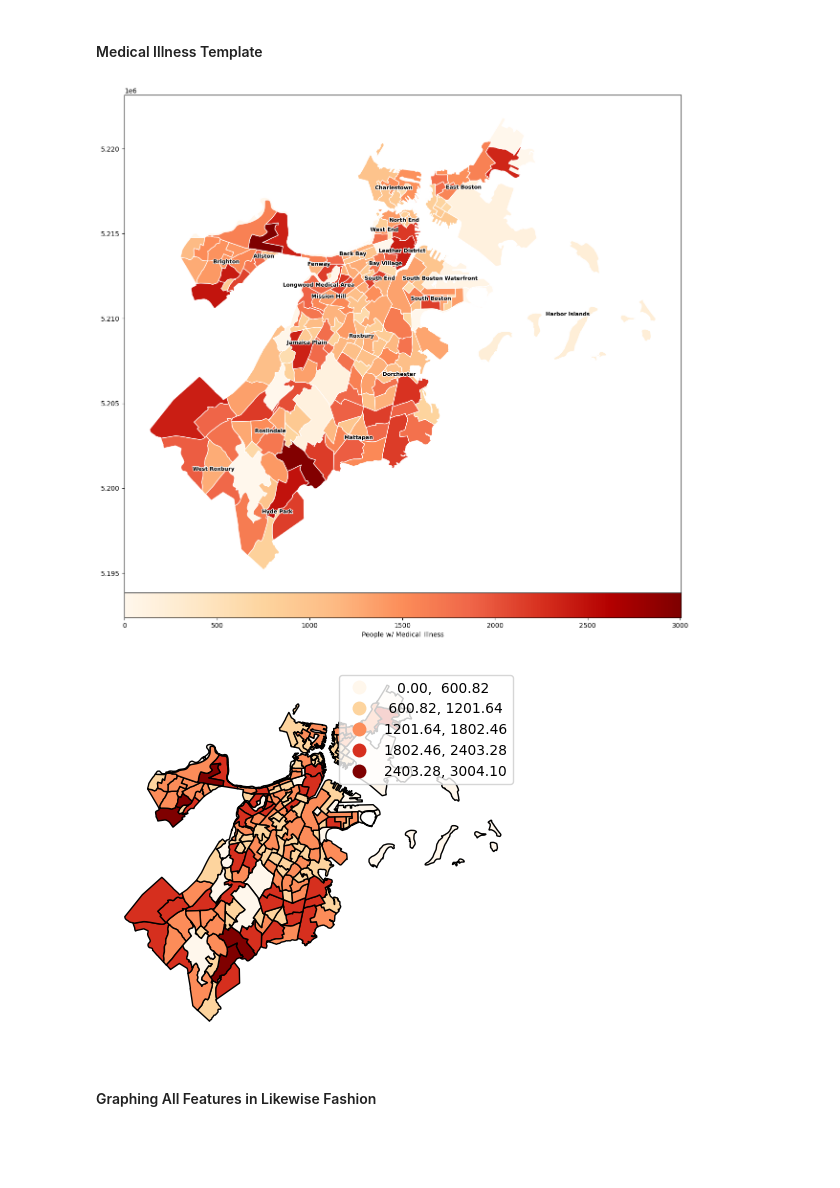
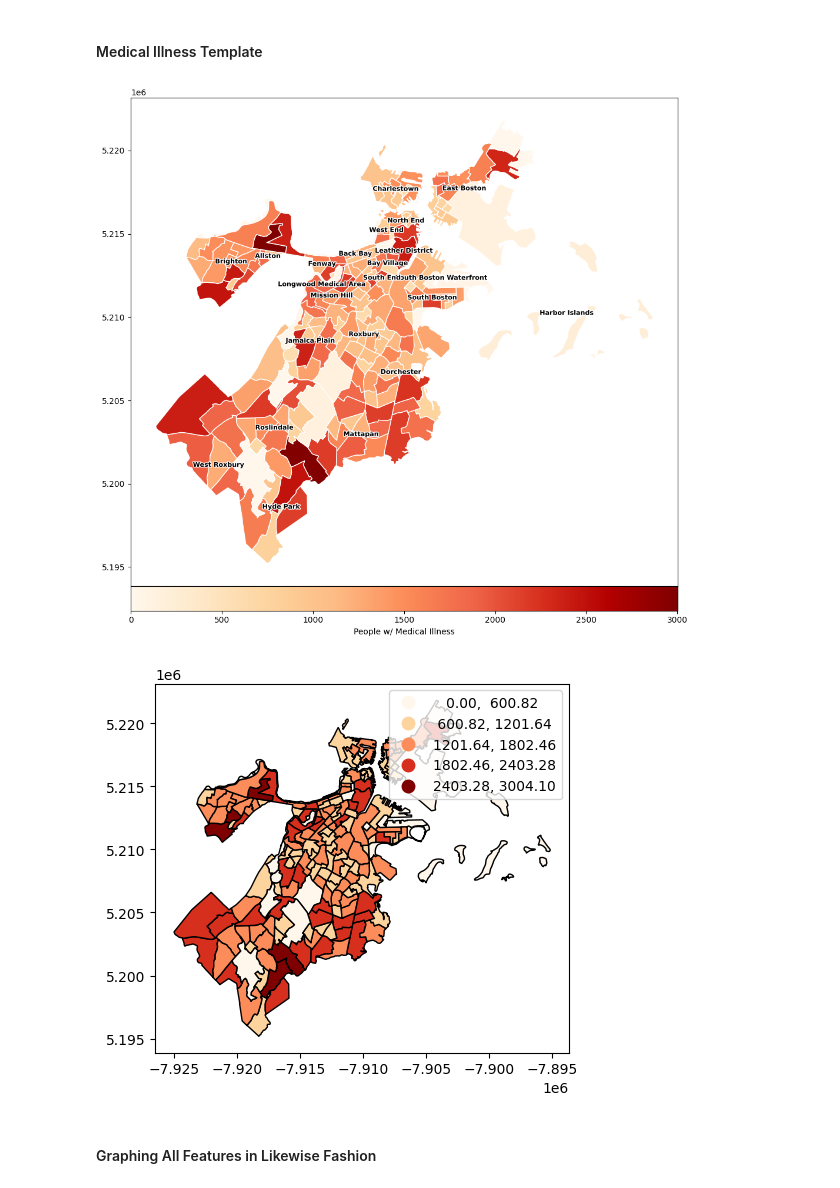
Before and after one commit to rowanwhelan/Boston-Budget-Project, a Jupyter notebook: GeographicPlots.ipynb, the cells around one changed output. Cells and saved outputs as stored; diff of their text form; code cells hidden in the pictures; blank space fills up the shorter version.

Commit message:
Add code to produce graphs; render graphs in folder

```diff
--- a/GeographicPlots.ipynb
+++ b/GeographicPlots.ipynb
@@ -124,5 +154,5 @@ from mpl_toolkits.axes_grid1 import make_axes_locatable
 # %%
-fig, ax = plt.subplots(1, 1, figsize=(15, 15))
+fig, ax = plt.subplots(1, 1, figsize=(12, 12))
 divider = make_axes_locatable(ax)
 cax = divider.append_axes("bottom", size="5%", pad=0.0)
 
@@ -136,49 +166,24 @@ boston.plot(
     legend_kwds={"label": "People w/ Medical Illness", "orientation": "horizontal"}
 )
 
-neighborhood_points = {}
-for _, row in boston.iterrows():
-    x, y = row.geometry.centroid.x, row.geometry.centroid.y
-    name = row.Name
-    if name not in neighborhood_points:
-        neighborhood_points[name] = [(x, y)]
-    else:
-        neighborhood_points[name].append((x, y))
+add_neighborhood_labels(boston, ax, font_sz=8, lw=2)
 
-centroids = {}
-for name in neighborhood_points:
-    points = neighborhood_points[name]
-    sum_x, sum_y = 0, 0
-    for point in points:
-        sum_x += point[0]
-        sum_y += point[1]
-    den = len(points)
-    centroid = (sum_x / den, sum_y / den)
-    centroids[name] = centroid
-
-for name in centroids:
-    x, y = centroids[name]
-    text = ax.text(x, y, name, fontsize=8, ha='center', va='center', color='k', weight='bold')
-    text.set_path_effects([
-        path_effects.Stroke(linewidth=2, foreground='w'),
-        path_effects.Normal()
-    ])
 
 plt.show()
 # %% [output]
-[figure, old version]
+[figure, new version]
 # %%
-ax = boston.plot(
+boston.plot(
     column="MedicalIllnessCount",
     cmap='OrRd',
     edgecolor='k',
     scheme='equal_interval',
     legend=True
 )
 
 ax.set_axis_off()
 # %% [output]
-[figure, old version]
+[figure, new version]
 # %% [markdown]
 #### Graphing All Features in Likewise Fashion
 # %%
```
Also changed, not shown: parts of 24 cells of this notebook, 46 other files.
